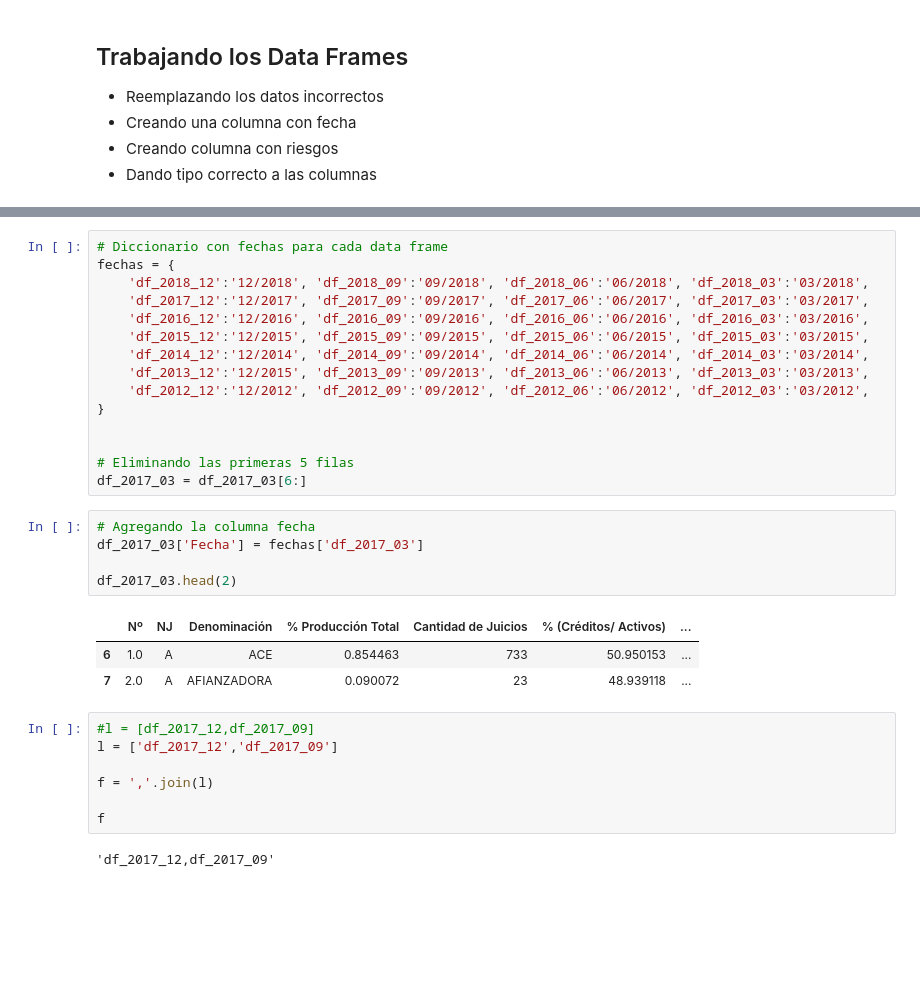
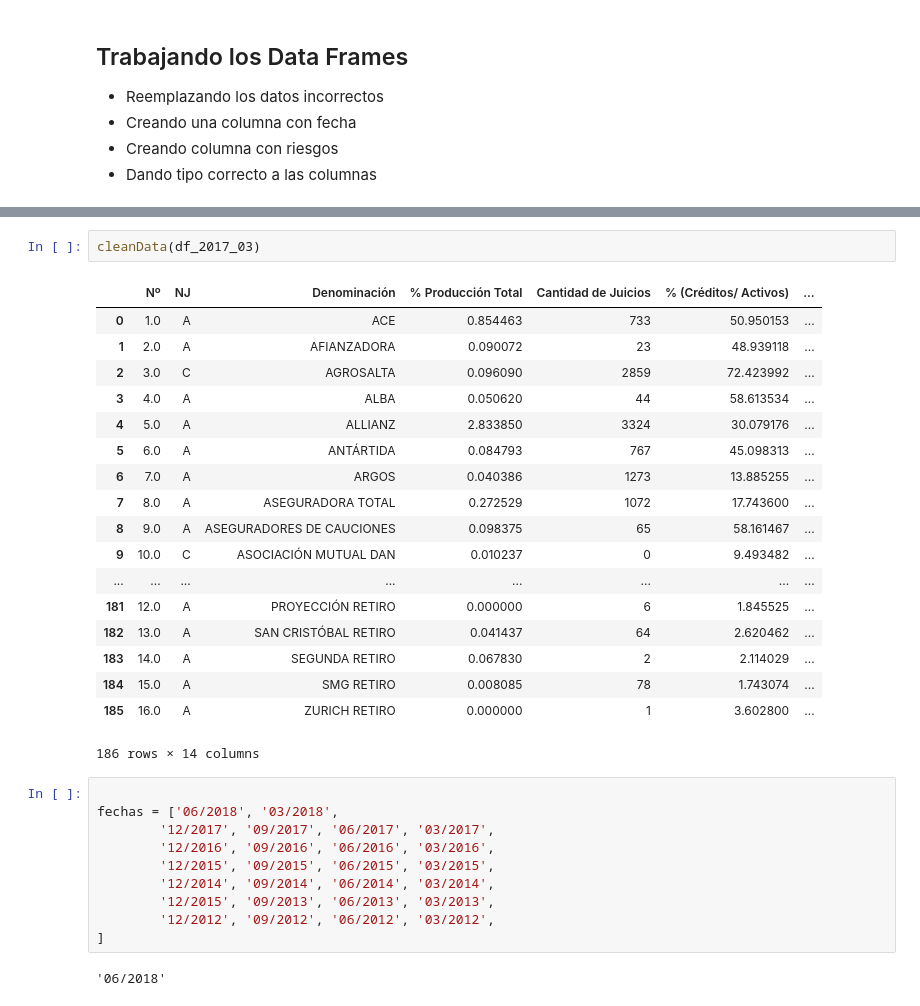
Before and after one commit to asnramos/Pandas_and_Altair, a Jupyter notebook: SSN/SSN - Indicadores - ART.ipynb, the cells around one changed output, grey strips where cells are left out. Saved outputs shown, nothing was run; the diff lists cells and outputs as text; blank space fills up the shorter version.

Commit message:
Creada la función de limpieza de Data Frame, falta hacer que tome la lista de varios

```diff
--- a/SSN/SSN - Indicadores - ART.ipynb
+++ b/SSN/SSN - Indicadores - ART.ipynb
@@ -67,33 +107,33 @@ df_2017_03.head(2)
+# %%
+cleanData(df_2017_03)
+# %% [output]
+|  | Nº | NJ | Denominación | % Producción Total | Cantidad de Juicios | % (Créditos/ Activos) | ... |
+| 0 | 1.0 | A | ACE | 0.854463 | 733 | 50.950153 | ... |
+| 1 | 2.0 | A | AFIANZADORA | 0.090072 | 23 | 48.939118 | ... |
+| 2 | 3.0 | C | AGROSALTA | 0.096090 | 2859 | 72.423992 | ... |
+| 3 | 4.0 | A | ALBA | 0.050620 | 44 | 58.613534 | ... |
+| 4 | 5.0 | A | ALLIANZ | 2.833850 | 3324 | 30.079176 | ... |
+| 5 | 6.0 | A | ANTÁRTIDA | 0.084793 | 767 | 45.098313 | ... |
+| 6 | 7.0 | A | ARGOS | 0.040386 | 1273 | 13.885255 | ... |
+| 7 | 8.0 | A | ASEGURADORA TOTAL | 0.272529 | 1072 | 17.743600 | ... |
+| 8 | 9.0 | A | ASEGURADORES DE CAUCIONES | 0.098375 | 65 | 58.161467 | ... |
+| 9 | 10.0 | C | ASOCIACIÓN MUTUAL DAN | 0.010237 | 0 | 9.493482 | ... |
+| ... | ... | ... | ... | ... | ... | ... | ... |
+| 181 | 12.0 | A | PROYECCIÓN RETIRO | 0.000000 | 6 | 1.845525 | ... |
+| 182 | 13.0 | A | SAN CRISTÓBAL RETIRO | 0.041437 | 64 | 2.620462 | ... |
+| 183 | 14.0 | A | SEGUNDA RETIRO | 0.067830 | 2 | 2.114029 | ... |
+| 184 | 15.0 | A | SMG RETIRO | 0.008085 | 78 | 1.743074 | ... |
+| 185 | 16.0 | A | ZURICH RETIRO | 0.000000 | 1 | 3.602800 | ... |
+186 rows × 14 columns
 # %%
-# Diccionario con fechas para cada data frame
-fechas = {
-    'df_2018_12':'12/2018', 'df_2018_09':'09/2018', 'df_2018_06':'06/2018', 'df_2018_03':'03/2018',
-    'df_2017_12':'12/2017', 'df_2017_09':'09/2017', 'df_2017_06':'06/2017', 'df_2017_03':'03/2017',
-    'df_2016_12':'12/2016', 'df_2016_09':'09/2016', 'df_2016_06':'06/2016', 'df_2016_03':'03/2016',
-    'df_2015_12':'12/2015', 'df_2015_09':'09/2015', 'df_2015_06':'06/2015', 'df_2015_03':'03/2015',
-    'df_2014_12':'12/2014', 'df_2014_09':'09/2014', 'df_2014_06':'06/2014', 'df_2014_03':'03/2014',
-    'df_2013_12':'12/2015', 'df_2013_09':'09/2013', 'df_2013_06':'06/2013', 'df_2013_03':'03/2013',
-    'df_2012_12':'12/2012', 'df_2012_09':'09/2012', 'df_2012_06':'06/2012', 'df_2012_03':'03/2012',
-}
 
-
-# Eliminando las primeras 5 filas
-df_2017_03 = df_2017_03[6:]
+fechas = ['06/2018', '03/2018',
+        '12/2017', '09/2017', '06/2017', '03/2017',
+        '12/2016', '09/2016', '06/2016', '03/2016',
+        '12/2015', '09/2015', '06/2015', '03/2015',
+        '12/2014', '09/2014', '06/2014', '03/2014',
+        '12/2015', '09/2013', '06/2013', '03/2013',
+        '12/2012', '09/2012', '06/2012', '03/2012',
+]
+# %% [output]
+'06/2018'
-# %%
-# Agregando la columna fecha
-df_2017_03['Fecha'] = fechas['df_2017_03']
-
-df_2017_03.head(2)
-# %% [output]
-|  | Nº | NJ | Denominación | % Producción Total | Cantidad de Juicios | % (Créditos/ Activos) | ... |
-| 6 | 1.0 | A | ACE | 0.854463 | 733 | 50.950153 | ... |
-| 7 | 2.0 | A | AFIANZADORA | 0.090072 | 23 | 48.939118 | ... |
-# %%
-#l = [df_2017_12,df_2017_09]
-l = ['df_2017_12','df_2017_09']
-
-f = ','.join(l)
-
-f
-# %% [output]
-'df_2017_12,df_2017_09'
```
Also changed, not shown: parts of 2 cells of this notebook, 2 other files.
